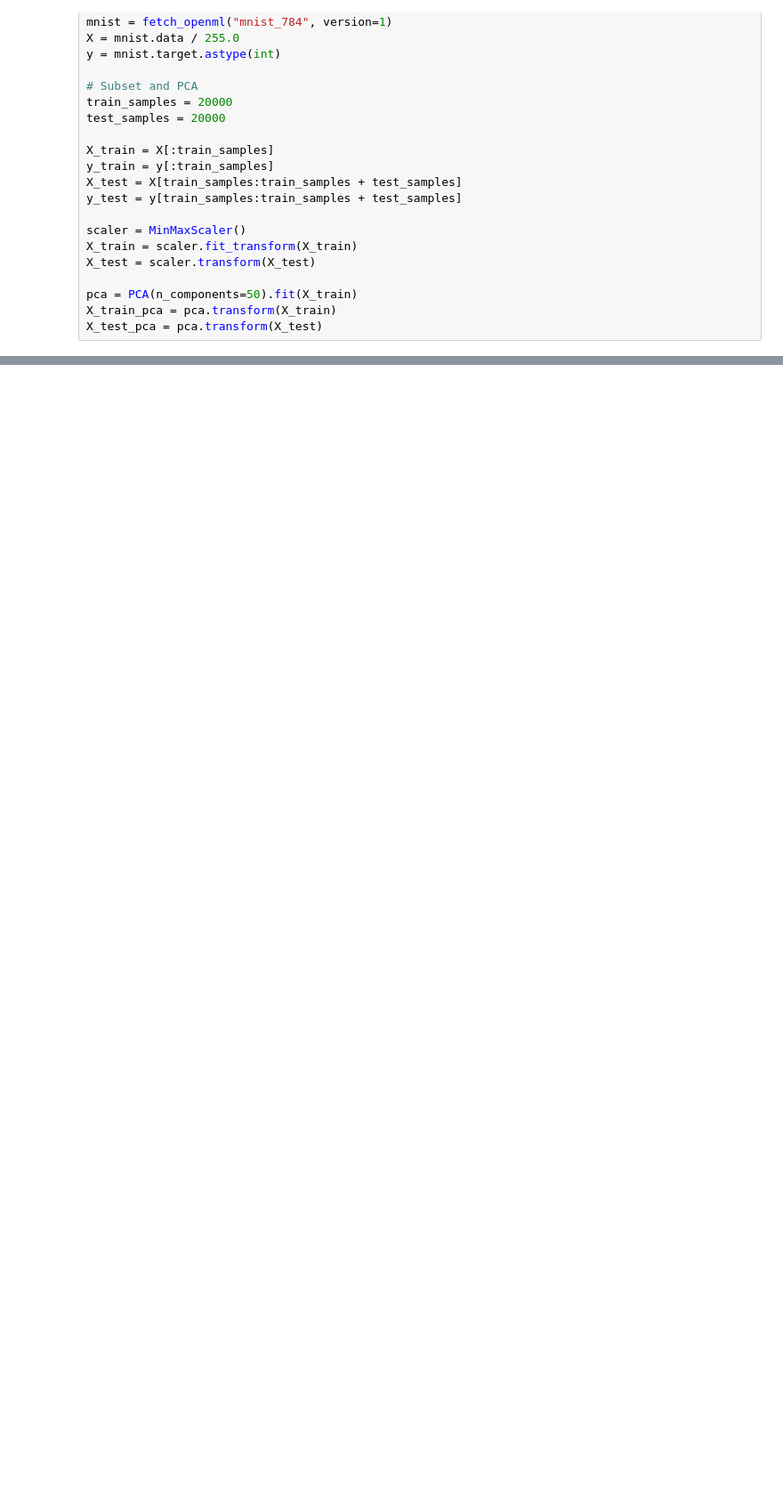
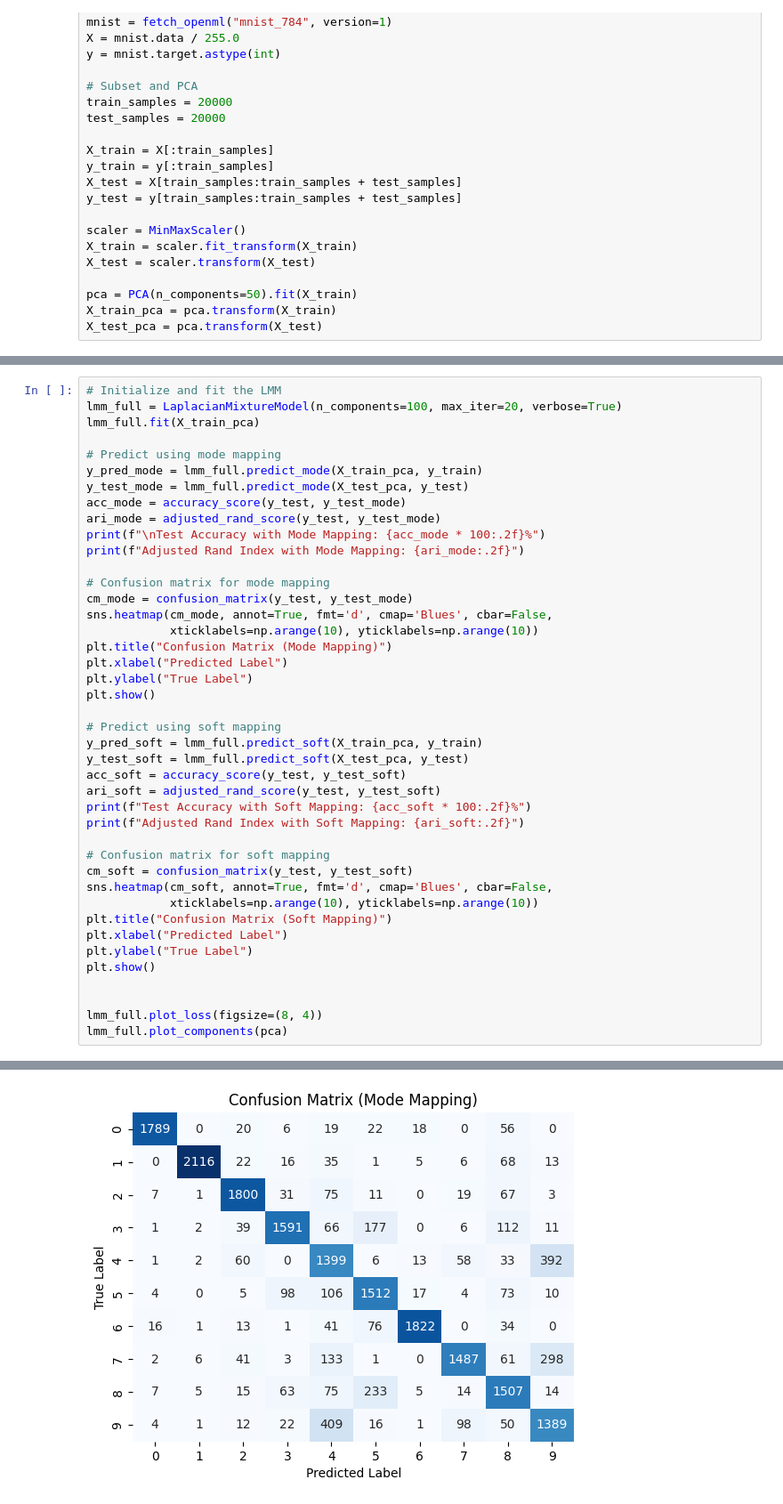
Before and after one commit to Kaushal845/GMM-MNIST, a Jupyter notebook: Laplacian.ipynb, the cells around one changed output, grey strips where cells are left out. Shown: that part at 89% size. Cells and saved outputs as stored; diff of their text form; blank space fills up the shorter version.

Commit message:
Laplacian data

```diff
--- a/Laplacian.ipynb
+++ b/Laplacian.ipynb
@@ -197,0 +186,43 @@ Mapped Clustering Accuracy: 77.70%
+# %%
+# Initialize and fit the LMM
+lmm_full = LaplacianMixtureModel(n_components=100, max_iter=20, verbose=True)
+lmm_full.fit(X_train_pca)
+
+# Predict using mode mapping
+y_pred_mode = lmm_full.predict_mode(X_train_pca, y_train)
+y_test_mode = lmm_full.predict_mode(X_test_pca, y_test)
+acc_mode = accuracy_score(y_test, y_test_mode)
+ari_mode = adjusted_rand_score(y_test, y_test_mode)
+print(f"\nTest Accuracy with Mode Mapping: {acc_mode * 100:.2f}%")
+print(f"Adjusted Rand Index with Mode Mapping: {ari_mode:.2f}")
+
+# Confusion matrix for mode mapping
+cm_mode = confusion_matrix(y_test, y_test_mode)
+sns.heatmap(cm_mode, annot=True, fmt='d', cmap='Blues', cbar=False,
+            xticklabels=np.arange(10), yticklabels=np.arange(10))
+plt.title("Confusion Matrix (Mode Mapping)")
+plt.xlabel("Predicted Label")
+plt.ylabel("True Label")
+plt.show()
+
+# Predict using soft mapping
+y_pred_soft = lmm_full.predict_soft(X_train_pca, y_train)
+y_test_soft = lmm_full.predict_soft(X_test_pca, y_test)
+acc_soft = accuracy_score(y_test, y_test_soft)
+ari_soft = adjusted_rand_score(y_test, y_test_soft)
+print(f"Test Accuracy with Soft Mapping: {acc_soft * 100:.2f}%")
+print(f"Adjusted Rand Index with Soft Mapping: {ari_soft:.2f}")
+
+# Confusion matrix for soft mapping
+cm_soft = confusion_matrix(y_test, y_test_soft)
+sns.heatmap(cm_soft, annot=True, fmt='d', cmap='Blues', cbar=False,
+            xticklabels=np.arange(10), yticklabels=np.arange(10))
+plt.title("Confusion Matrix (Soft Mapping)")
+plt.xlabel("Predicted Label")
+plt.ylabel("True Label")
+plt.show()
+
+
+lmm_full.plot_loss(figsize=(8, 4))
+lmm_full.plot_components(pca)
+# %% [output]
@@ -197,0 +231 @@ Mapped Clustering Accuracy: 77.70%
+[figure, added]
```
Also changed, not shown: parts of 6 cells of this notebook, 3 other files.
